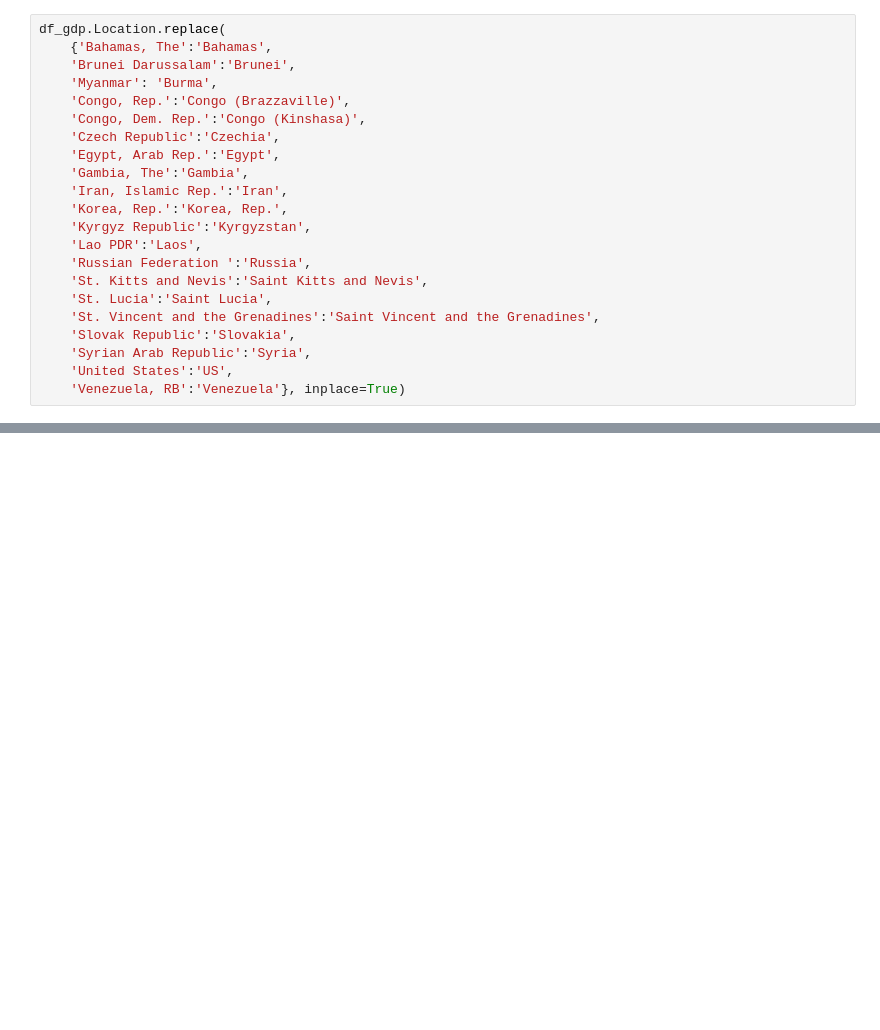
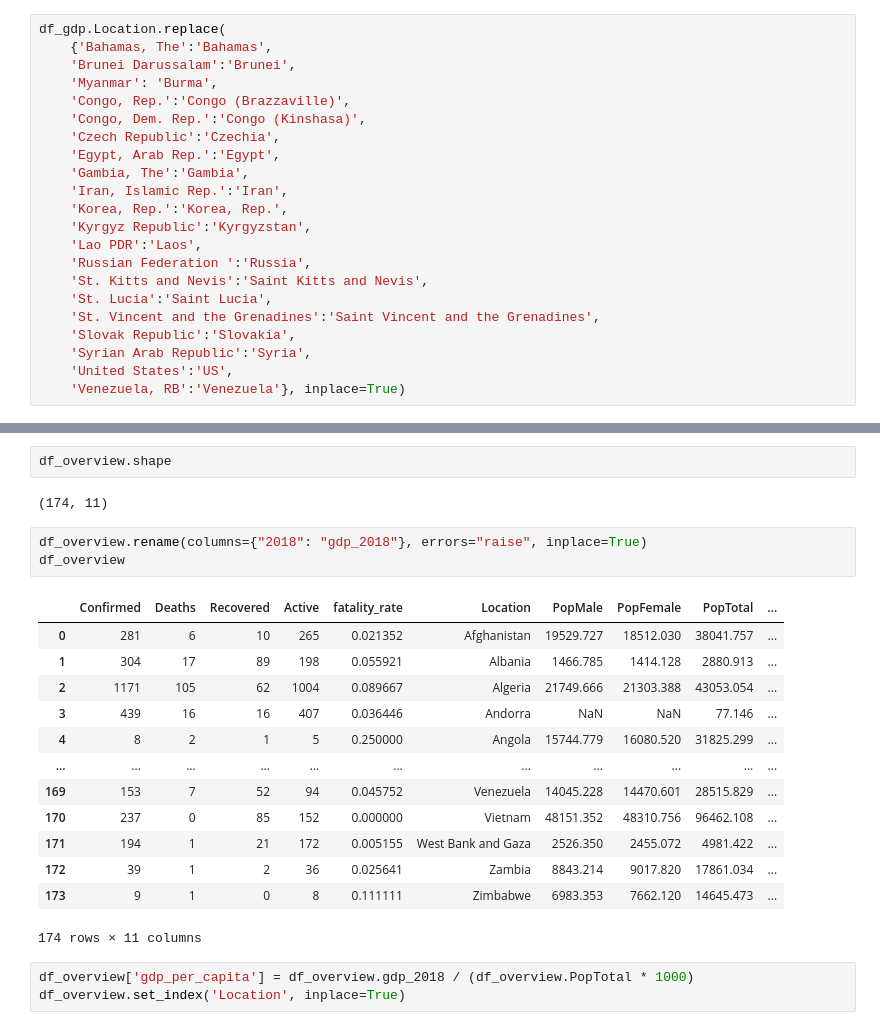
Before and after one commit to nnworkspace/covid19-insight, a Jupyter notebook: covid19-population-gdp.ipynb, the cells around one changed output, grey strips where cells are left out. Saved outputs shown, nothing was run; the diff lists cells and outputs as text; blank space fills up the shorter version.

```diff
--- a/covid19-population-gdp.ipynb
+++ b/covid19-population-gdp.ipynb
@@ -164,0 +188,24 @@ df_covid19_pop2019.head()
+# %%
+df_overview.shape
+# %% [output]
+(174, 11)
+# %%
+df_overview.rename(columns={"2018": "gdp_2018"}, errors="raise", inplace=True)
+df_overview
+# %% [output]
+|  | Confirmed | Deaths | Recovered | Active | fatality_rate | Location | PopMale | PopFemale | PopTotal | ... |
+| 0 | 281 | 6 | 10 | 265 | 0.021352 | Afghanistan | 19529.727 | 18512.030 | 38041.757 | ... |
+| 1 | 304 | 17 | 89 | 198 | 0.055921 | Albania | 1466.785 | 1414.128 | 2880.913 | ... |
+| 2 | 1171 | 105 | 62 | 1004 | 0.089667 | Algeria | 21749.666 | 21303.388 | 43053.054 | ... |
+| 3 | 439 | 16 | 16 | 407 | 0.036446 | Andorra | NaN | NaN | 77.146 | ... |
+| 4 | 8 | 2 | 1 | 5 | 0.250000 | Angola | 15744.779 | 16080.520 | 31825.299 | ... |
+| ... | ... | ... | ... | ... | ... | ... | ... | ... | ... | ... |
+| 169 | 153 | 7 | 52 | 94 | 0.045752 | Venezuela | 14045.228 | 14470.601 | 28515.829 | ... |
+| 170 | 237 | 0 | 85 | 152 | 0.000000 | Vietnam | 48151.352 | 48310.756 | 96462.108 | ... |
+| 171 | 194 | 1 | 21 | 172 | 0.005155 | West Bank and Gaza | 2526.350 | 2455.072 | 4981.422 | ... |
+| 172 | 39 | 1 | 2 | 36 | 0.025641 | Zambia | 8843.214 | 9017.820 | 17861.034 | ... |
+| 173 | 9 | 1 | 0 | 8 | 0.111111 | Zimbabwe | 6983.353 | 7662.120 | 14645.473 | ... |
+174 rows × 11 columns
+# %%
+df_overview['gdp_per_capita'] = df_overview.gdp_2018 / (df_overview.PopTotal * 1000)
+df_overview.set_index('Location', inplace=True)
```
Also changed, not shown: parts of 8 cells of this notebook, 1 other file.
